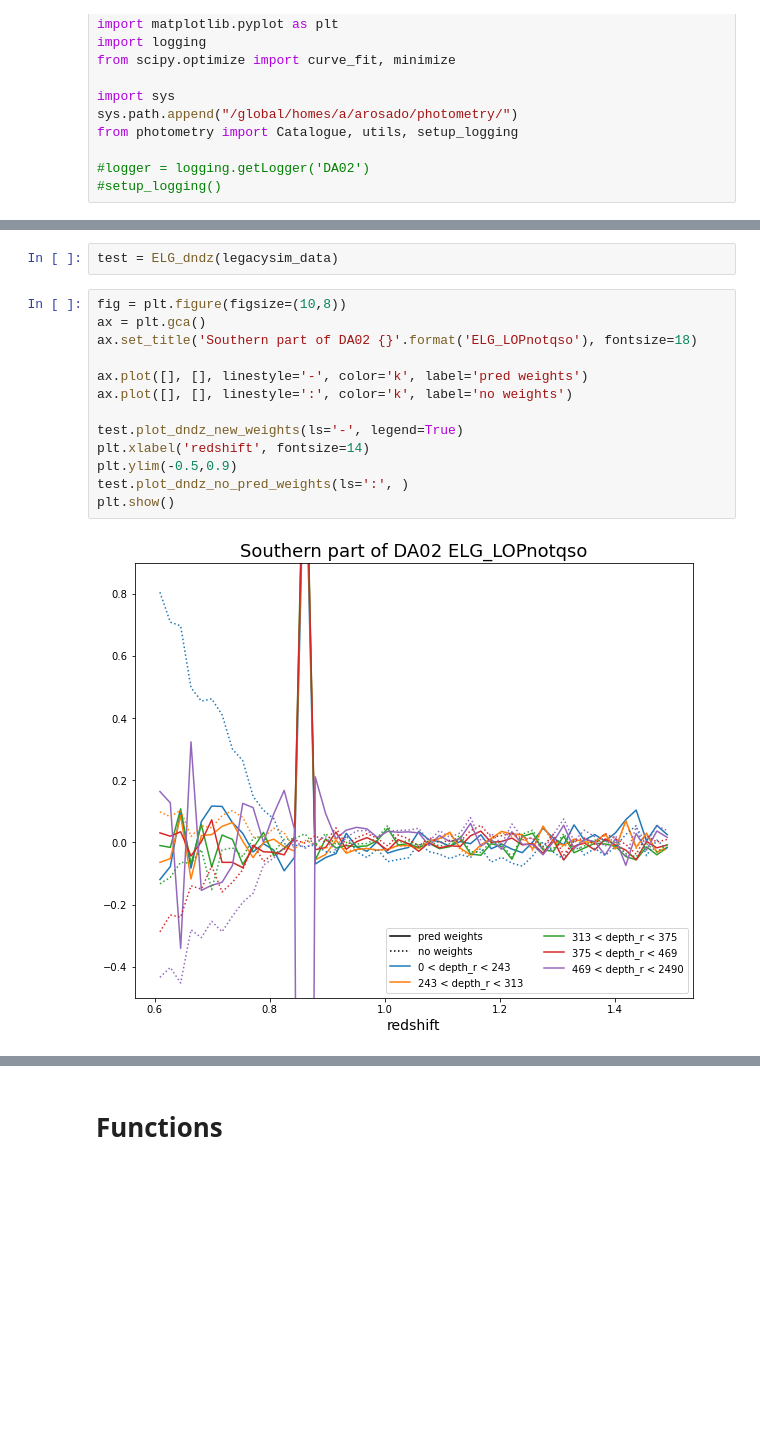
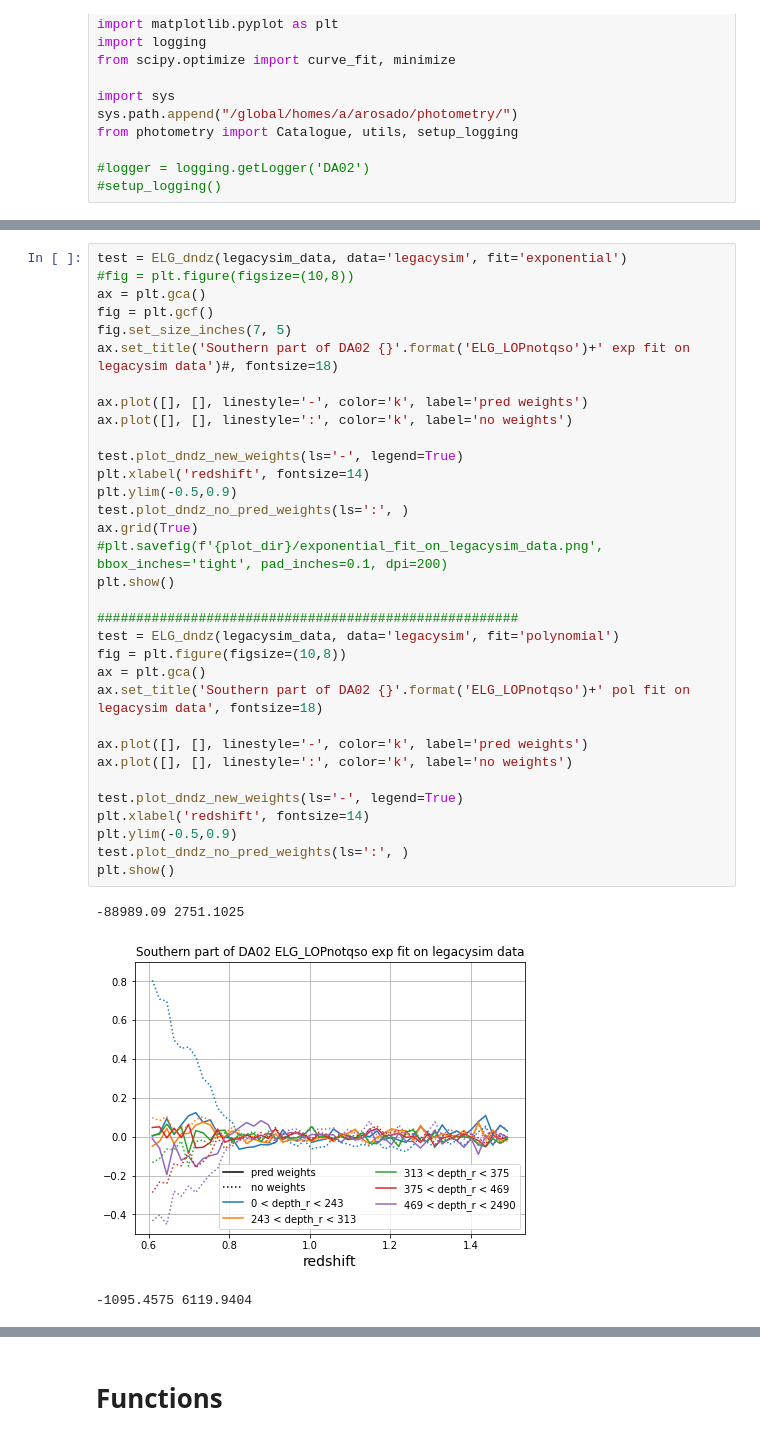
Before and after one commit to AlbertoRosado1/legacysim_runs, a Jupyter notebook: DA02/fitting_dndz.ipynb, the cells around one changed output, grey strips where cells are left out. Saved outputs shown, nothing was run; the diff lists cells and outputs as text; blank space fills up the shorter version.

Commit message:
added catalogue option to ELG_dndz class

```diff
--- a/DA02/fitting_dndz.ipynb
+++ b/DA02/fitting_dndz.ipynb
@@ -169,17 +202,37 @@ bins =51
-# %%
-test = ELG_dndz(legacysim_data)
 # %%
+test = ELG_dndz(legacysim_data, data='legacysim', fit='exponential')
+#fig = plt.figure(figsize=(10,8))
+ax = plt.gca()
+fig = plt.gcf()
+fig.set_size_inches(7, 5)
+ax.set_title('Southern part of DA02 {}'.format('ELG_LOPnotqso')+' exp fit on legacysim data')#, fontsize=18)
+
+ax.plot([], [], linestyle='-', color='k', label='pred weights')
+ax.plot([], [], linestyle=':', color='k', label='no weights')
+
+test.plot_dndz_new_weights(ls='-', legend=True)
+plt.xlabel('redshift', fontsize=14)
+plt.ylim(-0.5,0.9)
+test.plot_dndz_no_pred_weights(ls=':', )
+ax.grid(True)
+#plt.savefig(f'{plot_dir}/exponential_fit_on_legacysim_data.png', bbox_inches='tight', pad_inches=0.1, dpi=200)
+plt.show()
+
+######################################################
+test = ELG_dndz(legacysim_data, data='legacysim', fit='polynomial')
 fig = plt.figure(figsize=(10,8))
 ax = plt.gca()
-ax.set_title('Southern part of DA02 {}'.format('ELG_LOPnotqso'), fontsize=18)
+ax.set_title('Southern part of DA02 {}'.format('ELG_LOPnotqso')+' pol fit on legacysim data', fontsize=18)
 
 ax.plot([], [], linestyle='-', color='k', label='pred weights')
 ax.plot([], [], linestyle=':', color='k', label='no weights')
 
 test.plot_dndz_new_weights(ls='-', legend=True)
 plt.xlabel('redshift', fontsize=14)
 plt.ylim(-0.5,0.9)
 test.plot_dndz_no_pred_weights(ls=':', )
 plt.show()
 # %% [output]
+-88989.09 2751.1025
-[figure, old version]
+[figure, new version]
+-1095.4575 6119.9404
```
Also changed, not shown: parts of 7 cells of this notebook.
